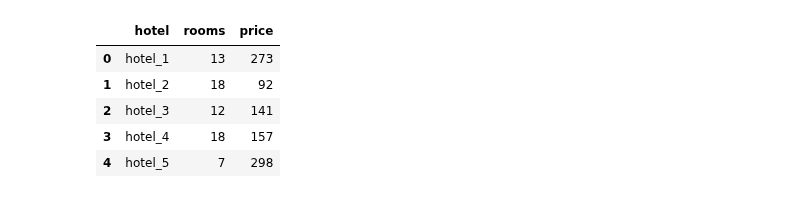
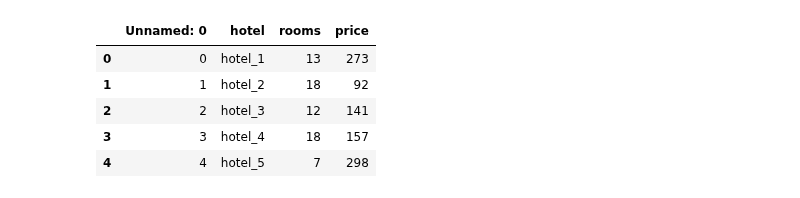
Before and after one commit to tundraparisi/dscoding-projects, a Jupyter notebook: Vladislav_Kovalev/viewer.ipynb, the cells around one changed output. Saved outputs shown, nothing was run; the diff lists cells and outputs as text; code cells hidden in the pictures.

```diff
--- a/Vladislav_Kovalev/viewer.ipynb
+++ b/Vladislav_Kovalev/viewer.ipynb
@@ -19,4 +28,4 @@ import matplotlib.pyplot as plt
 # %%
-dataHotels = pd.read_excel("./hotels/hotels.xlsx")
-dataGuests = pd.read_excel("./hotels/guests.xlsx")
-dataPreferences = pd.read_excel("./hotels/preferences.xlsx")
+dataHotels = pd.read_excel(dataHotelsPathWithoutGlobalRepo)
+dataGuests = pd.read_excel(dataGuestsPathWithoutGlobalRepo)
+dataPreferences = pd.read_excel(dataPreferencesPathWithoutGlobalRepo)
@@ -23,9 +41,9 @@ dataPreferences = pd.read_excel("./hotels/preferences.xlsx")
 # %%
-dataHotels.head(5).drop("Unnamed: 0", axis=1)
+dataHotels.head(5)
 # %% [output]
-|  | hotel | rooms | price |
-| 0 | hotel_1 | 13 | 273 |
-| 1 | hotel_2 | 18 | 92 |
-| 2 | hotel_3 | 12 | 141 |
-| 3 | hotel_4 | 18 | 157 |
-| 4 | hotel_5 | 7 | 298 |
+|  | Unnamed: 0 | hotel | rooms | price |
+| 0 | 0 | hotel_1 | 13 | 273 |
+| 1 | 1 | hotel_2 | 18 | 92 |
+| 2 | 2 | hotel_3 | 12 | 141 |
+| 3 | 3 | hotel_4 | 18 | 157 |
+| 4 | 4 | hotel_5 | 7 | 298 |
```
Also changed, not shown: parts of 17 cells of this notebook, 9 other files.
